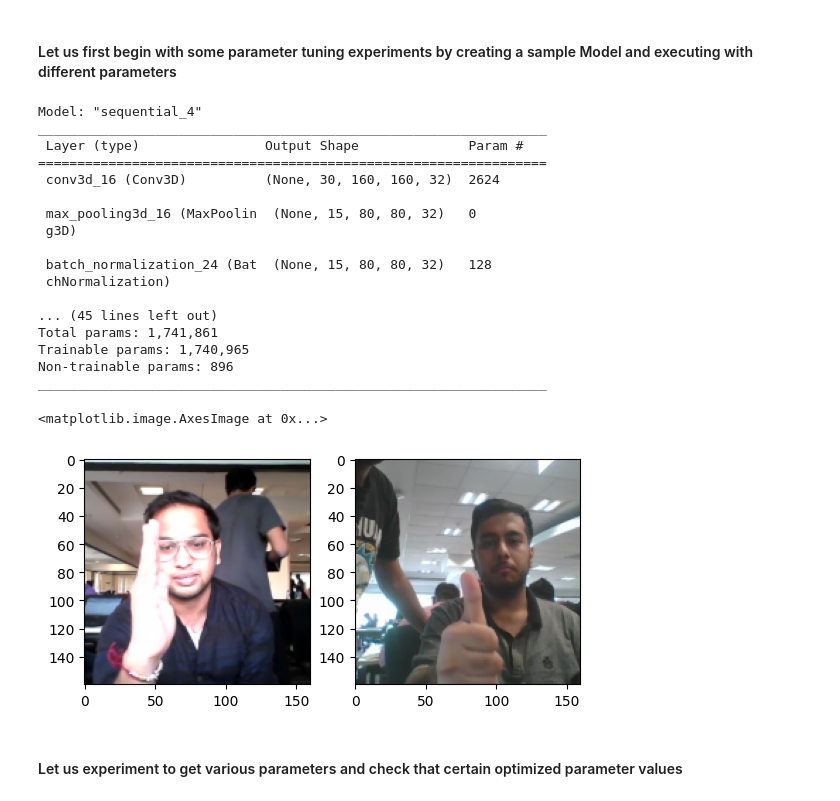
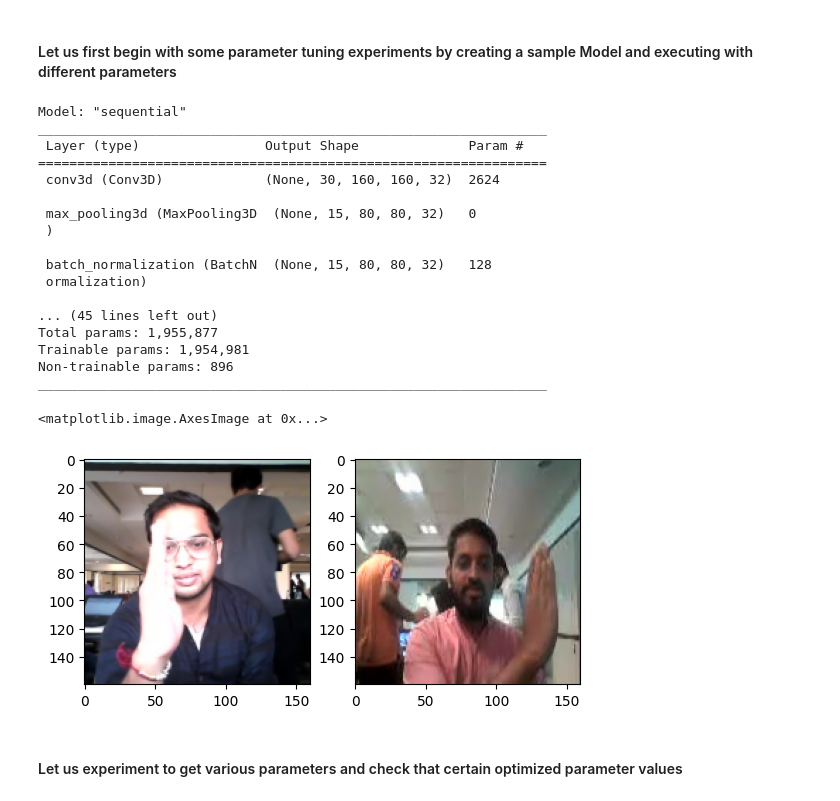
Before and after one commit to SonamKul9527/Gesture_Recognition, a Jupyter notebook: Gesture_Recognization_Project.ipynb, the cells around one changed output. Saved outputs shown, nothing was run; the diff lists cells and outputs as text; code cells hidden in the pictures.

```diff
--- a/Gesture_Recognization_Project.ipynb
+++ b/Gesture_Recognization_Project.ipynb
@@ -163,7 +164,7 @@ class ModelBuilder(metaclass = abc.ABCMeta) :
 
     return history
 
-  def generator(self,source_path, folder_list, augmentation=False, batch_size=15):
+  def generator(self,source_path, folder_list, batch_size=15, augmentation=False):
         img_idx = np.round(np.linspace(0,self.total_frames-1,self.frames_to_sample)).astype(int)
         batch_size=self.batch_size
         while True:
@@ -264,27 +265,27 @@ Here you make the model using different functionalities that Keras provides. Rem
 #### Let us first begin with some parameter tuning experiments by creating a sample Model and executing with different parameters
 # %%
 class Conv3D_Model(ModelBuilder) :
-  def init_Model(self) :
+  def init_Model(self, kernelSize=(3,3,3)) :
 
     model = Sequential()
     #First Convulation layer
-    model.add(Conv3D(32, kernel_size=(3,3,3), input_shape=(self.frames_to_sample, self.img_height, self.img_width, self.channels), padding='same',
+    model.add(Conv3D(32, kernelSize, input_shape=(self.frames_to_sample, self.img_height, self.img_width, self.channels), padding='same',
                      activation='relu'))
     model.add(MaxPooling3D(pool_size=(2,2,2)))
     model.add(BatchNormalization())
 
     #Second Convulation Layer
-    model.add(Conv3D(32, (2, 2, 2),  activation='relu', padding='same'))
+    model.add(Conv3D(32, kernelSize,  activation='relu', padding='same'))
     model.add(BatchNormalization())
     model.add(MaxPooling3D(pool_size=(2, 2, 2)))
 
     #Third Convulation Layer
-    model.add(Conv3D(64, (2, 2, 2),  activation='relu', padding='same'))
+    model.add(Conv3D(64, kernelSize,  activation='relu', padding='same'))
     model.add(BatchNormalization())
     model.add(MaxPooling3D(pool_size=(2, 2, 2)))
 
     #Fourth Convulation Layer
-    model.add(Conv3D(128, (2, 2, 2),  activation='relu', padding='same'))
+    model.add(Conv3D(128, kernelSize,  activation='relu', padding='same'))
     model.add(BatchNormalization())
     model.add(MaxPooling3D(pool_size=(2, 2, 2)))
 
@@ -305,7 +306,7 @@ class Conv3D_Model(ModelBuilder) :
     #Softmax is an activation function that scales numbers/logits into probabilities.
     model.add(Dense(self.num_of_classes, activation='softmax'))
 
-    model.compile(optimizer = 'adam', loss = 'categorical_crossentropy', metrics=["accuracy"])
+    model.compile(optimizer = 'adam', loss = 'categorical_crossentropy', metrics=["categorical_accuracy"])
 
     return model
 # %%
@@ -317,21 +318,21 @@ conv_obj.initialize_hyperparameters(frames_to_sample=30, batch_size=15, epochs=3
 conv_obj_model = conv_obj.init_Model()
 conv_obj_model.summary()
 # %% [output]
-Model: "sequential_4"
+Model: "sequential"
 _________________________________________________________________
  Layer (type)                Output Shape              Param #
 =================================================================
- conv3d_16 (Conv3D)          (None, 30, 160, 160, 32)  2624
+ conv3d (Conv3D)             (None, 30, 160, 160, 32)  2624
 
- max_pooling3d_16 (MaxPoolin  (None, 15, 80, 80, 32)   0
- g3D)
+ max_pooling3d (MaxPooling3D  (None, 15, 80, 80, 32)   0
+ )
 
- batch_normalization_24 (Bat  (None, 15, 80, 80, 32)   128
- chNormalization)
+ batch_normalization (BatchN  (None, 15, 80, 80, 32)   128
+ ormalization)
 
 ... (45 lines left out)
-Total params: 1,741,861
-Trainable params: 1,740,965
+Total params: 1,955,877
+Trainable params: 1,954,981
 Non-trainable params: 896
 _________________________________________________________________
 # %%
@@ -346,10 +347,10 @@ generator = test_generator_obj.generator(test_generator_obj.val_data, test_gener
 batch_data, batch_labels = next(generator)
 # %%
 fig, axes = plt.subplots(nrows=1, ncols=2)
-axes[0].imshow(batch_data[0,15,:,:,:])
-axes[1].imshow(batch_data[2,18,:,:,:])
+axes[0].imshow(batch_data[0,10,:,:,:])
+axes[1].imshow(batch_data[6,18,:,:,:])
 # %% [output]
 <matplotlib.image.AxesImage at 0x...>
-[figure, old version]
+[figure, new version]
 # %% [markdown]
 #### Let us experiment to get various parameters and check that certain optimized parameter values
```
Also changed, not shown: parts of 26 cells of this notebook.
